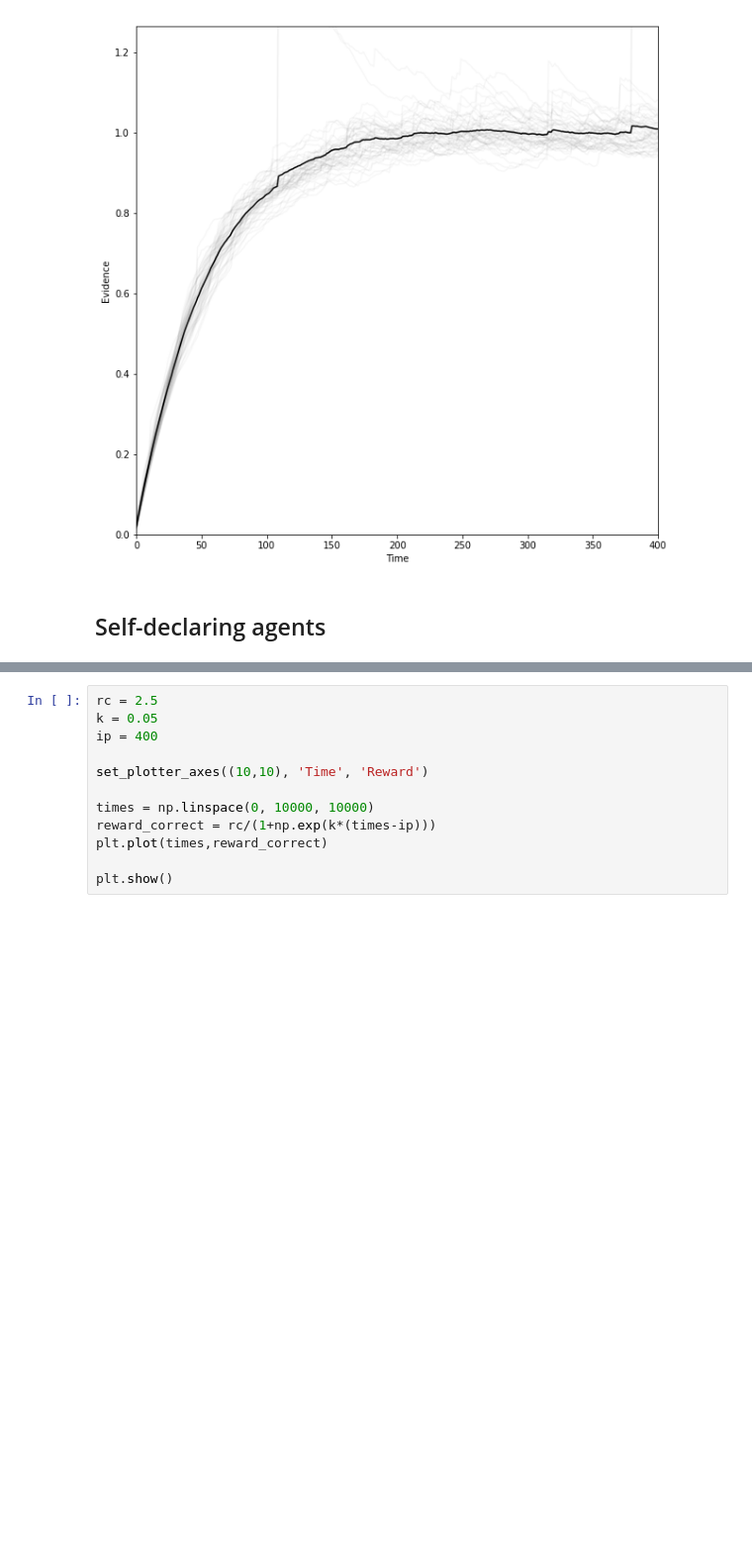
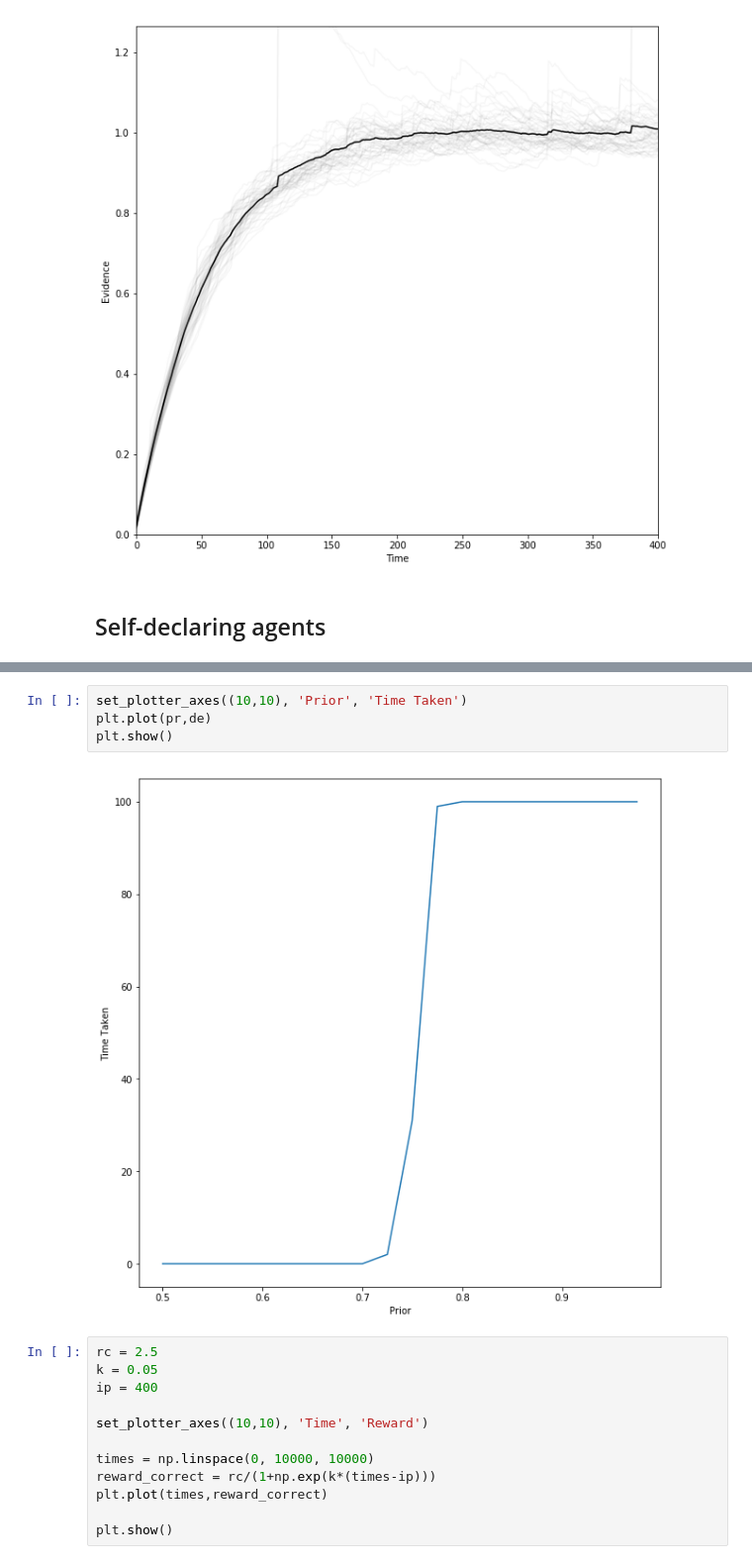
Before and after one commit to arindamsaha1507/QuorumSensing, a Jupyter notebook: Quorum_Unary.ipynb, the cells around one changed output, grey strips where cells are left out. Shown at 99% size. Saved outputs shown, nothing was run; the diff lists cells and outputs as text; blank space fills up the shorter version.

```diff
--- a/Quorum_Unary.ipynb
+++ b/Quorum_Unary.ipynb
@@ -327,3 +327,9 @@ plt.show()
+# %%
+set_plotter_axes((10,10), 'Prior', 'Time Taken')
+plt.plot(pr,de)
+plt.show()
+# %% [output]
+[figure, added]
 # %%
 rc = 2.5
 k = 0.05
```
Also changed, not shown: parts of 3 cells of this notebook.
